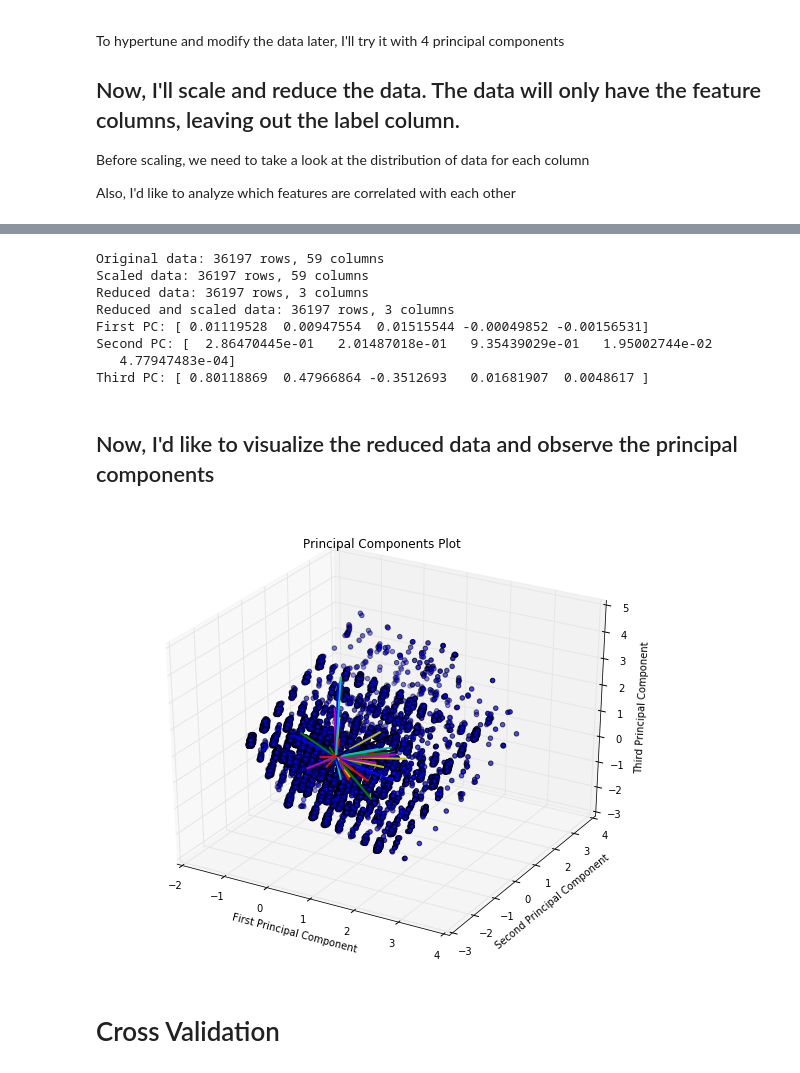
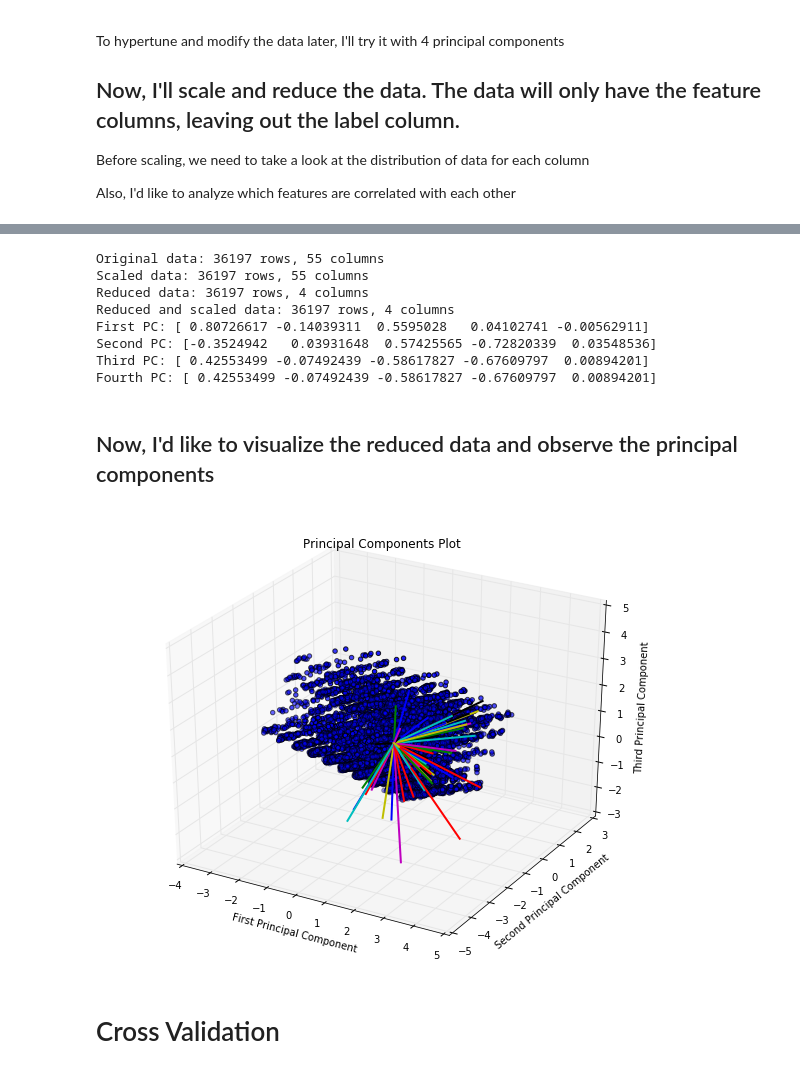
Before and after one commit to jonmhong/Stack_Overflow_Data, a Jupyter notebook: stack_overflow.ipynb, the cells around one changed output, grey strips where cells are left out. Cells and saved outputs as stored; diff of their text form; code cells hidden in the pictures.

```diff
--- a/stack_overflow.ipynb
+++ b/stack_overflow.ipynb
@@ -199,0 +180,4 @@ work_xp_df
+# %%
+# this updates the indices
+work_xp_df.index = range(1, max(*work_xp_df.shape)+1)
+work_xp_df
@@ -325,27 +327,14 @@ large_columns = ['occupation',
 # %%
 # this function uses the LabelEncoder() to convert entries into numeric values
 def vectorize_data(df, col):
-    # BUG: it reorders the row indices into [1, 2, 3, 4, 5, ...]
-    # instead of maintaining the indices[1, 7, 9, 11, 12, 13, ...]
+    # bug: dataframe entry is shifted
     from sklearn.preprocessing import LabelEncoder
     le = LabelEncoder()
     le.fit(df[col])
     vectorized = le.transform(df[col])
 
-    return pd.DataFrame(vectorized, columns=[col])
-
-
-# i'm going to create another function that removes the bug
-def vectorize_data2(df, col):
-    # first create the mapper
-    mapper = {}
-    counter = 0
-    for idx, entry in df[col].iteritems():
-        if entry not in mapper and not pd.isnull(entry):
-            mapper[entry] = counter
-            counter += 1
-
-    return pd.DataFrame(df[col].map(mapper))
+    # need to shift data, so the first index is 1, not 0
+    return pd.DataFrame(vectorized, columns=[col], index=range(1, max(*df.shape)+1))
 
 
 # this function splits the multiple answers into all columns and inputs binary entries
@@ -364,13 +353,13 @@ def main_transform_columns(df):
             expanded_col = convert_to_binary_columns(df, col)
             outX = outX.join(expanded_col)
         else:
-            col = vectorize_data2(df, col)
+            col = vectorize_data(df, col)
             outX = outX.join(col)
 
     return outX
 
 
-# BUG: NaN entries
 cleaned_features = main_transform_columns(features)
-print cleaned_features.head(10)
+
+cleaned_features
 # %% [output]
@@ -578,6 +543,7 @@ from sklearn.preprocessing import StandardScaler
 first_pc = feature_components_evr(cleaned_features)[0][0]
 second_pc = feature_components_evr(cleaned_features)[0][1]
 third_pc = feature_components_evr(cleaned_features)[0][2]
+fourth_pc = feature_components_evr(cleaned_features)[0][2]
 
 cleaned_features = cleaned_features[cleaned_features.columns[:-2]]
 original_data = cleaned_features
@@ -586,7 +552,7 @@ original_data = cleaned_features
 # might have to change the scaling method later
 scaled_data = StandardScaler().fit_transform(cleaned_features)
 # reduce data, using 4 principal components
-reduced_data = PCA(n_components=3).fit_transform(cleaned_features)
+reduced_data = PCA(n_components=4).fit_transform(cleaned_features)
 # reduced and scaled
 reduced_scaled_data = StandardScaler().fit_transform(reduced_data)
 
@@ -597,15 +563,16 @@ print "Reduced and scaled data: {} rows, {} columns".format(*reduced_scaled_data
 print "First PC: {}".format(first_pc[:5])
 print "Second PC: {}".format(second_pc[:5])
 print "Third PC: {}".format(third_pc[:5])
+print "Fourth PC: {}".format(fourth_pc[:5])
 # %% [output]
-Original data: 36197 rows, 59 columns
-Scaled data: 36197 rows, 59 columns
-Reduced data: 36197 rows, 3 columns
-Reduced and scaled data: 36197 rows, 3 columns
-First PC: [ 0.01119528  0.00947554  0.01515544 -0.00049852 -0.00156531]
-Second PC: [  2.86470445e-01   2.01487018e-01   9.35439029e-01   1.95002744e-02
-   4.77947483e-04]
-Third PC: [ 0.80118869  0.47966864 -0.3512693   0.01681907  0.0048617 ]
+Original data: 36197 rows, 55 columns
+Scaled data: 36197 rows, 55 columns
+Reduced data: 36197 rows, 4 columns
+Reduced and scaled data: 36197 rows, 4 columns
+First PC: [ 0.80726617 -0.14039311  0.5595028   0.04102741 -0.00562911]
+Second PC: [-0.3524942   0.03931648  0.57425565 -0.72820339  0.03548536]
+Third PC: [ 0.42553499 -0.07492439 -0.58617827 -0.67609797  0.00894201]
+Fourth PC: [ 0.42553499 -0.07492439 -0.58617827 -0.67609797  0.00894201]
 # %% [markdown]
 ## Now, I'd like to visualize the reduced data and observe the principal components
 # %%
@@ -615,39 +582,41 @@ from matplotlib.font_manager import FontProperties
 
 
 scaled_pca = PCA(n_components=3).fit(scaled_data)
-first_scaled_pc = [x*5 for x in scaled_pca.components_[0]]
-second_scaled_pc = [y*5 for y in scaled_pca.components_[1]]
-third_scaled_pc = [z*5 for z in scaled_pca.components_[2]]
+first_scaled_pc = [x*10 for x in scaled_pca.components_[0]]
+second_scaled_pc = [y*10 for y in scaled_pca.components_[1]]
+third_scaled_pc = [z*10 for z in scaled_pca.components_[2]]
 
 scaled_pcs = [first_scaled_pc, second_scaled_pc, third_scaled_pc]
 
 # plot in 3d
 def plot_pc_data(features, scaled_pcs):
     x = features[:, 0]
     y = features[:, 1]
     z = features[:, 2]
 
     fig = pl.figure(figsize=(10, 8))
     ax = fig.add_subplot(111, projection='3d')
     ax.set_title("Principal Components Plot")
 
     # plotting data points
     ax.scatter(x, y, z, 'k.')
     # plotting pc vectors
     for i, j in enumerate(original_data.columns):
         ax.plot(xs=[0, scaled_pcs[0][i]], ys=[0, scaled_pcs[1][i]], zs=[0, scaled_pcs[2][i] ], lw=2, label=j)
-#         ax.annotate(original_data.columns, (scaled_pcs[0][i], scaled_pcs[1][i], scaled_pcs[2][i]), markersize=2)
+#         ax.annotate(range(0, len(original_data.columns)),
+#                     (scaled_pcs[0][i], scaled_pcs[1][i], scaled_pcs[2][i]),
+#                     label=j, markersize=2)
 
     ax.set_xlabel("First Principal Component")
     ax.set_ylabel("Second Principal Component")
     ax.set_zlabel("Third Principal Component")
 
     ax.auto_scale_xyz(x, y, z)
     pl.show()
 
 # use data reduced down to three dimensions
 plot_pc_data(reduced_scaled_data, scaled_pcs)
 # %% [output]
-[figure, old version]
+[figure, new version]
 # %% [markdown]
 # Cross Validation
```
Also changed, not shown: parts of 28 cells of this notebook.
